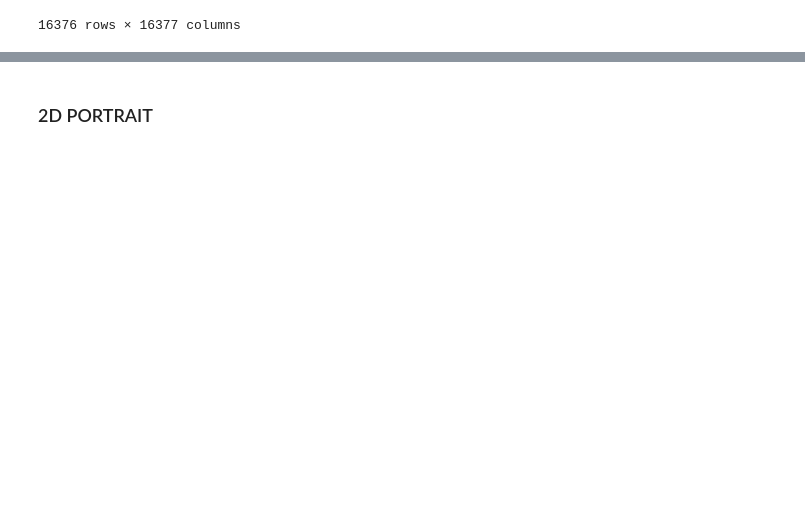
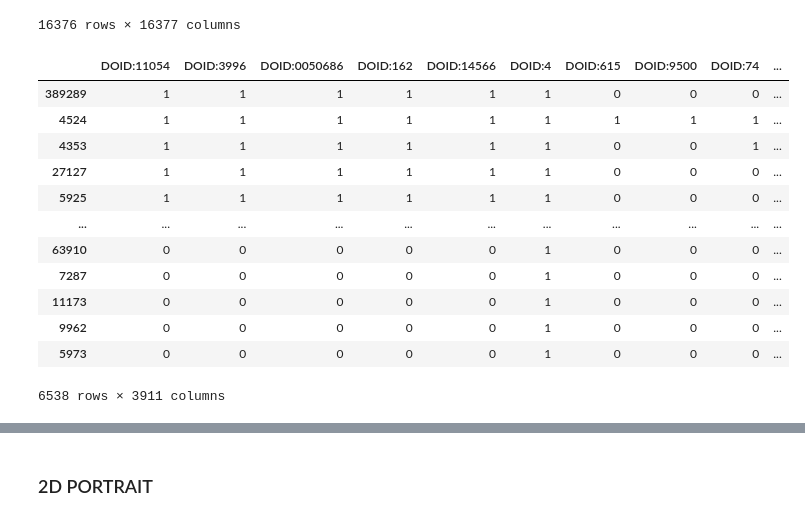
Before and after one commit to menchelab/CartoGRAPHs, a Jupyter notebook: cartoGRAPHs_organisms_Fig2.ipynb, the cells around one changed output, grey strips where cells are left out. Cells and saved outputs as stored; diff of their text form; code cells hidden in the pictures; blank space fills up the shorter version.

```diff
--- a/cartoGRAPHs_organisms_Fig2.ipynb
+++ b/cartoGRAPHs_organisms_Fig2.ipynb
@@ -430,3 +431,22 @@ DF_merge
 | 221044 | 0.000000 | 0.000000 | 0.000000 | 0.000000 | 0.000000 | 0.000000 | 0.000003 | 0.000000 | 0.000000 | 0.000000 | ... | ... |
 | 29965 | 0.000000 | 0.000000 | 0.000000 | 0.000000 | 0.000000 | 0.000000 | 0.000002 | 0.000046 | 0.000000 | 0.000000 | ... | ... |
 16376 rows × 16377 columns
+# %%
+# get Disease Feature Matrix
+
+FM_disease = pd.read_csv('input/Features_Disease_Dataframe_'+organism+'.csv', index_col=0)
+FM_disease
+# %% [output]
+|  | DOID:11054 | DOID:3996 | DOID:0050686 | DOID:162 | DOID:14566 | DOID:4 | DOID:615 | DOID:9500 | DOID:74 | ... |
+| 389289 | 1 | 1 | 1 | 1 | 1 | 1 | 0 | 0 | 0 | ... |
+| 4524 | 1 | 1 | 1 | 1 | 1 | 1 | 1 | 1 | 1 | ... |
+| 4353 | 1 | 1 | 1 | 1 | 1 | 1 | 0 | 0 | 1 | ... |
+| 27127 | 1 | 1 | 1 | 1 | 1 | 1 | 0 | 0 | 0 | ... |
+| 5925 | 1 | 1 | 1 | 1 | 1 | 1 | 0 | 0 | 0 | ... |
+| ... | ... | ... | ... | ... | ... | ... | ... | ... | ... | ... |
+| 63910 | 0 | 0 | 0 | 0 | 0 | 1 | 0 | 0 | 0 | ... |
+| 7287 | 0 | 0 | 0 | 0 | 0 | 1 | 0 | 0 | 0 | ... |
+| 11173 | 0 | 0 | 0 | 0 | 0 | 1 | 0 | 0 | 0 | ... |
+| 9962 | 0 | 0 | 0 | 0 | 0 | 1 | 0 | 0 | 0 | ... |
+| 5973 | 0 | 0 | 0 | 0 | 0 | 1 | 0 | 0 | 0 | ... |
+6538 rows × 3911 columns
```
Also changed, not shown: parts of 9 cells of this notebook, 1 other file.
